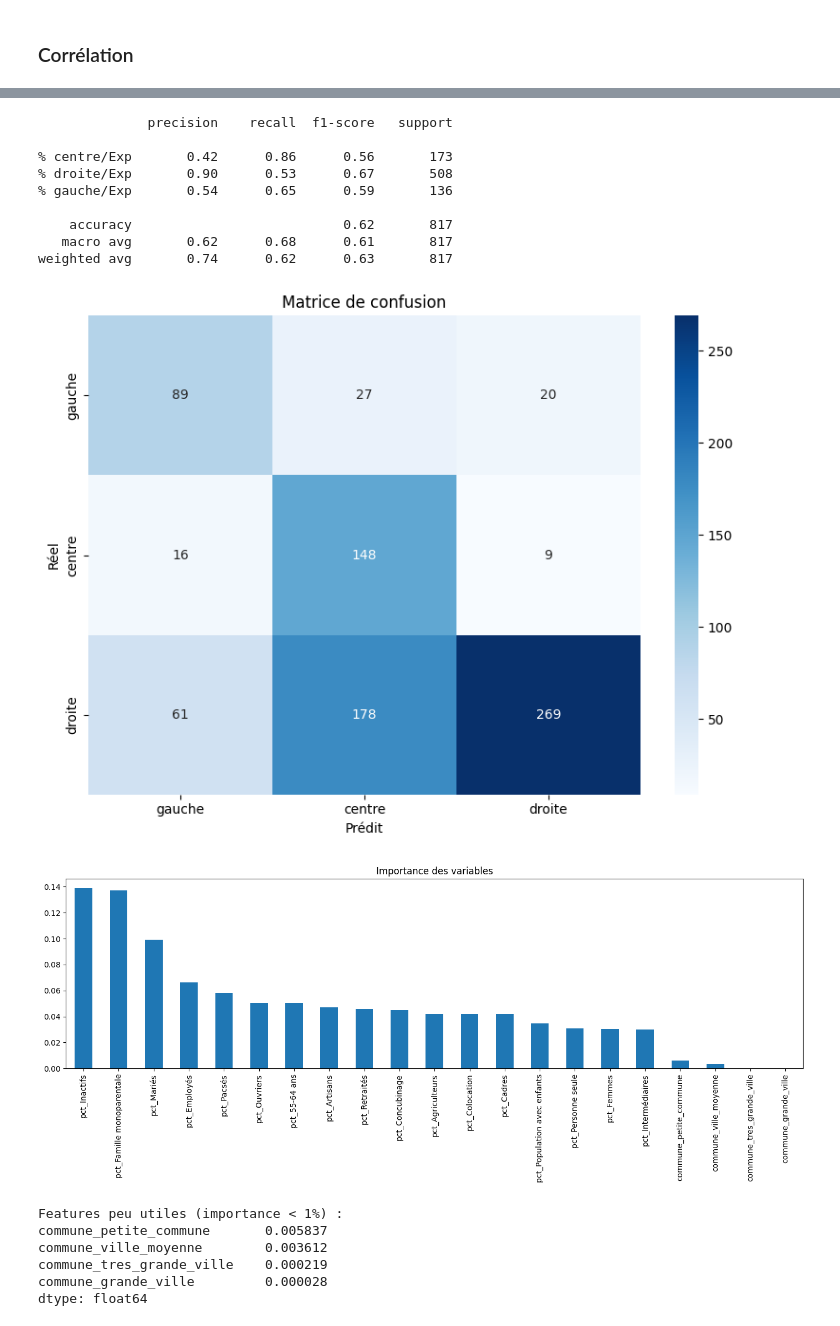
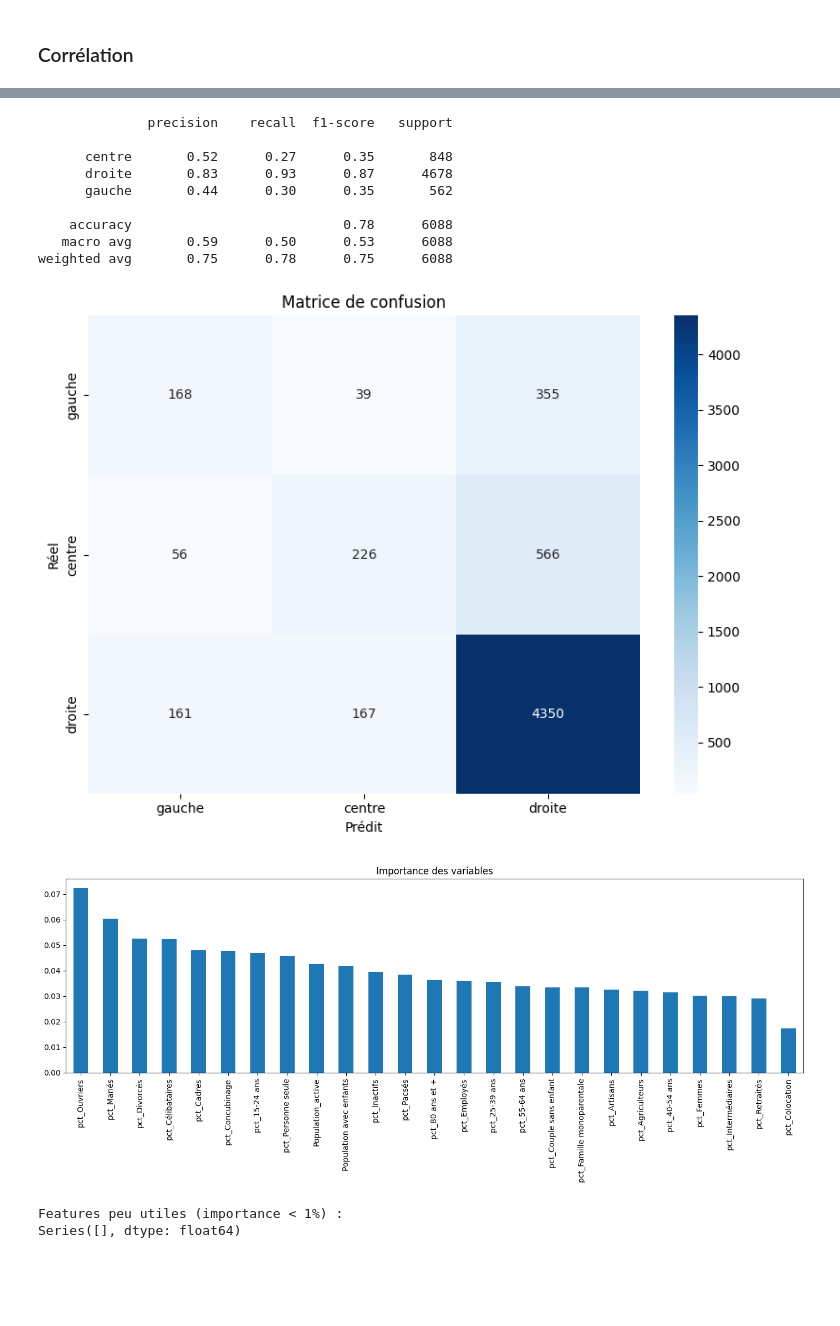
Before and after one commit to AlexandreCrestien/political-prediction, a Jupyter notebook: eda/eda_final.ipynb, the cells around one changed output, grey strips where cells are left out. Saved outputs shown, nothing was run; the diff lists cells and outputs as text; code cells hidden in the pictures; blank space fills up the shorter version.

```diff
--- a/eda/eda_final.ipynb
+++ b/eda/eda_final.ipynb
@@ -80,0 +70,4 @@ df= df.dropna(subset=['% gauche/Exp'])
+# %%
+df = df[df['Population_active'] > 100]
+
+display(df)
@@ -81,5 +90,4 @@ df= df.dropna(subset=['% gauche/Exp'])
 # %%
-df['majorite'] = df[['% gauche/Exp', '% centre/Exp', '% droite/Exp']].idxmax(axis=1)
 metier = ['pct_Agriculteurs', 'pct_Artisans', 'pct_Cadres', 'pct_Intermédiaires', 'pct_Employés', 'pct_Ouvriers', 'pct_Retraités', 'pct_Etudiants', 'pct_Inactifs']
 age = ['pct_15-24 ans', 'pct_25-39 ans', 'pct_40-54 ans', 'pct_55-64 ans', 'pct_65-79 ans', 'pct_80 ans et +']
 status = ['pct_Mariés', 'pct_Pacsés', 'pct_Concubinage', 'pct_Veufs', 'pct_Divorcés', 'pct_Célibataires',]
@@ -152,5 +155,0 @@ df[df['sum_menage_top'] > 104][['Libellé de la commune', 'Population_active', '
-# %%
-df = df[df['Inscrits'] > 2000]
-df = df[df['Population_active'] > 2000]
-
-display(df)
@@ -457,5 +430,5 @@ Name: count, dtype: int64
 # %%
-df = pd.get_dummies(df, columns=['categorie_commune'], prefix='commune')
+# df = pd.get_dummies(df, columns=['categorie_commune'], prefix='commune')
 
-# Vérification
-print(df.columns.tolist())
+# # Vérification
+# print(df.columns.tolist())
@@ -469,84 +440,64 @@ import seaborn as sns
 import matplotlib.pyplot as plt
 import pandas as pd
 
-# Features et cible
-features = [col for col in df.columns if col not in [
-    'Résultat', 'Année', 'Libellé de la commune', 'Code_INSEE',
-    'Population_active', 'majorite',
-    '% gauche/Exp', '% centre/Exp', '% droite/Exp',
-    'Inscrits', 'Abstentions', '% Abs/Ins', 'Votants', '% Vot/Ins',
-    'Blancs', '% Blancs/Ins', '% Blancs/Vot', 'Nuls', '% Nuls/Ins',
-    '% Nuls/Vot', 'Exprimés', '% Exp/Ins', '% Exp/Vot',
-    'pct_Etudiants', 'pct_Hommes', 'pct_Homme seul', 'pct_Femme seule', 'pct_Famille'
-]]
+features = [col for col in df.columns if col not in ['Année', 'Code_INSEE', 'Résultat']]
 
 X = df[features]
-y = df['majorite']
+y = df['Résultat']
 
-# Split train/test
 X_train, X_test, y_train, y_test = train_test_split(
     X, y, test_size=0.2, random_state=42, stratify=y
 )
 
-# Modèle
 rf = RandomForestClassifier(
     n_estimators=200,
     max_depth=None,
     min_samples_leaf=5,
-    class_weight={
-        '% droite/Exp': 1,
-        '% centre/Exp': 30,
-        '% gauche/Exp': 30
-    },
+    class_weight='balanced_subsample',
     random_state=42,
     n_jobs=-1
 )
 
 rf.fit(X_train, y_train)
 
-# Evaluation
 y_pred = rf.predict(X_test)
 print(classification_report(y_test, y_pred))
 
 # Matrice de confusion
-cm = confusion_matrix(y_test, y_pred, labels=['% gauche/Exp', '% centre/Exp', '% droite/Exp'])
+cm = confusion_matrix(y_test, y_pred, labels=['gauche', 'centre', 'droite'])
 plt.figure(figsize=(8, 6))
 sns.heatmap(cm, annot=True, fmt='d',
             xticklabels=['gauche', 'centre', 'droite'],
             yticklabels=['gauche', 'centre', 'droite'],
             cmap='Blues')
 plt.title('Matrice de confusion')
 plt.ylabel('Réel')
 plt.xlabel('Prédit')
 plt.tight_layout()
 plt.show()
 
 # Importance des variables
 importances = pd.Series(rf.feature_importances_, index=features).sort_values(ascending=False)
 plt.figure(figsize=(14, 6))
 importances.plot(kind='bar')
 plt.title('Importance des variables')
 plt.tight_layout()
 plt.show()
 
 # Features proches de 0
 print("\nFeatures peu utiles (importance < 1%) :")
 print(importances[importances < 0.01])
 # %% [output]
               precision    recall  f1-score   support
 
-% centre/Exp       0.42      0.86      0.56       173
-% droite/Exp       0.90      0.53      0.67       508
-% gauche/Exp       0.54      0.65      0.59       136
+      centre       0.52      0.27      0.35       848
+      droite       0.83      0.93      0.87      4678
+      gauche       0.44      0.30      0.35       562
 
-    accuracy                           0.62       817
-   macro avg       0.62      0.68      0.61       817
-weighted avg       0.74      0.62      0.63       817
+    accuracy                           0.78      6088
+   macro avg       0.59      0.50      0.53      6088
+weighted avg       0.75      0.78      0.75      6088
-[figure, old version]
+[figure, new version]
-[figure, old version]
+[figure, new version]
 Features peu utiles (importance < 1%) :
-commune_petite_commune       0.005837
-commune_ville_moyenne        0.003612
-commune_tres_grande_ville    0.000219
-commune_grande_ville         0.000028
-dtype: float64
+Series([], dtype: float64)
```
Also changed, not shown: parts of 31 cells of this notebook.
